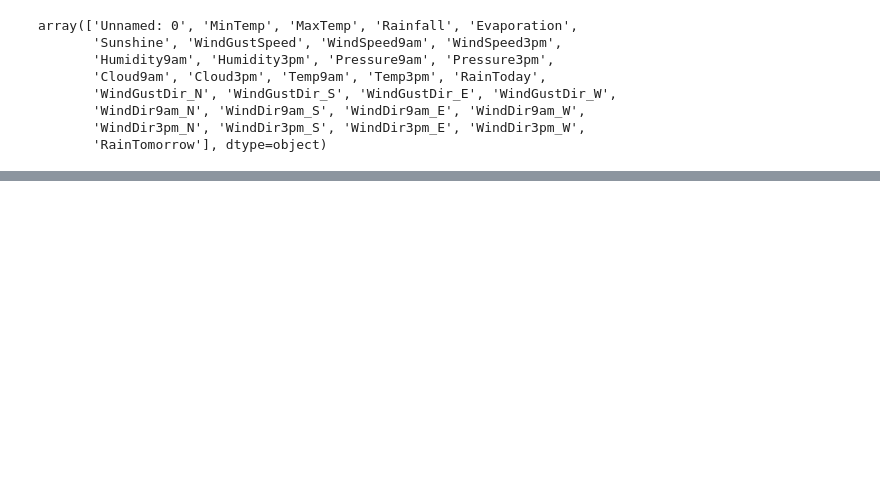
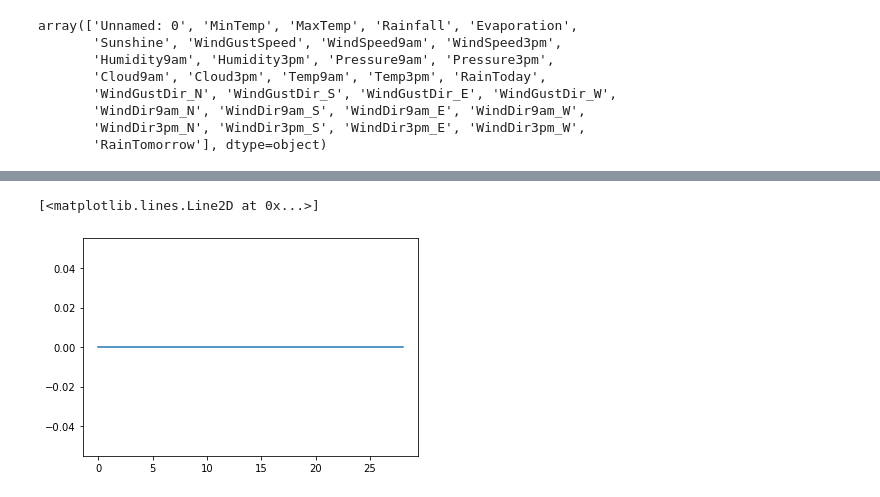
Before and after one commit to win13676/ORIE5741-Project, a Jupyter notebook: Idea_2.ipynb, the cells around one changed output, grey strips where cells are left out. Cells and saved outputs as stored; diff of their text form; code cells hidden in the pictures; blank space fills up the shorter version.

```diff
--- a/Idea_2.ipynb
+++ b/Idea_2.ipynb
@@ -104,0 +201,5 @@ rain_x_tr.shape
+# %%
+plt.plot(scoresn)
+# %% [output]
+[<matplotlib.lines.Line2D at 0x...>]
+[figure, added]
```
Also changed, not shown: parts of 17 cells of this notebook, 2 other files.
